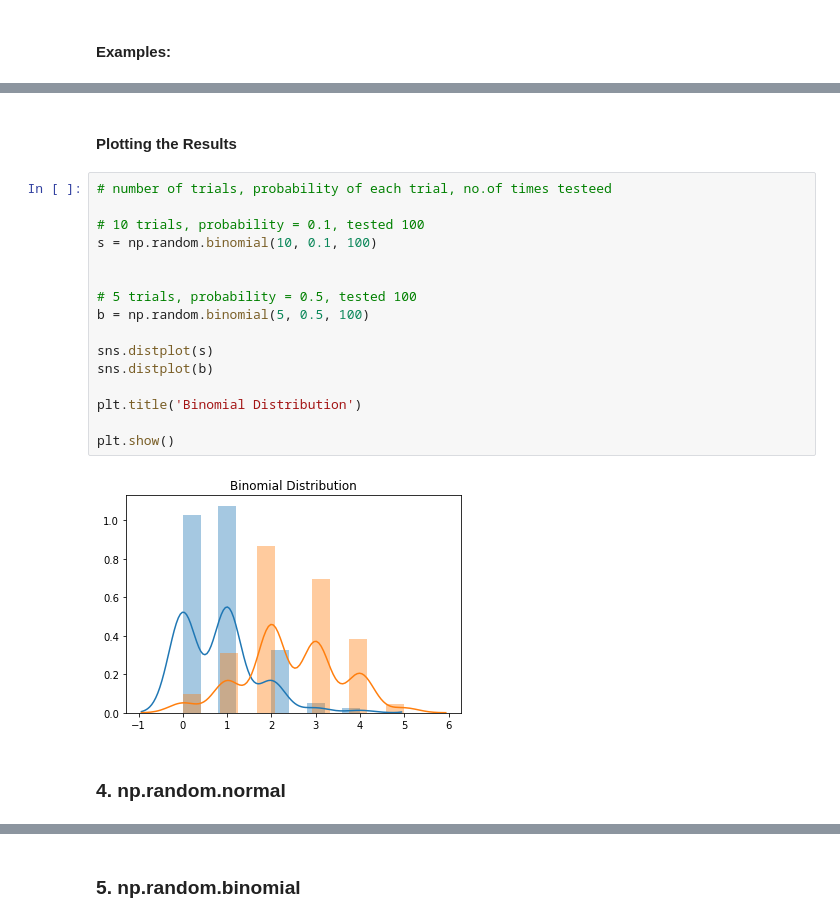
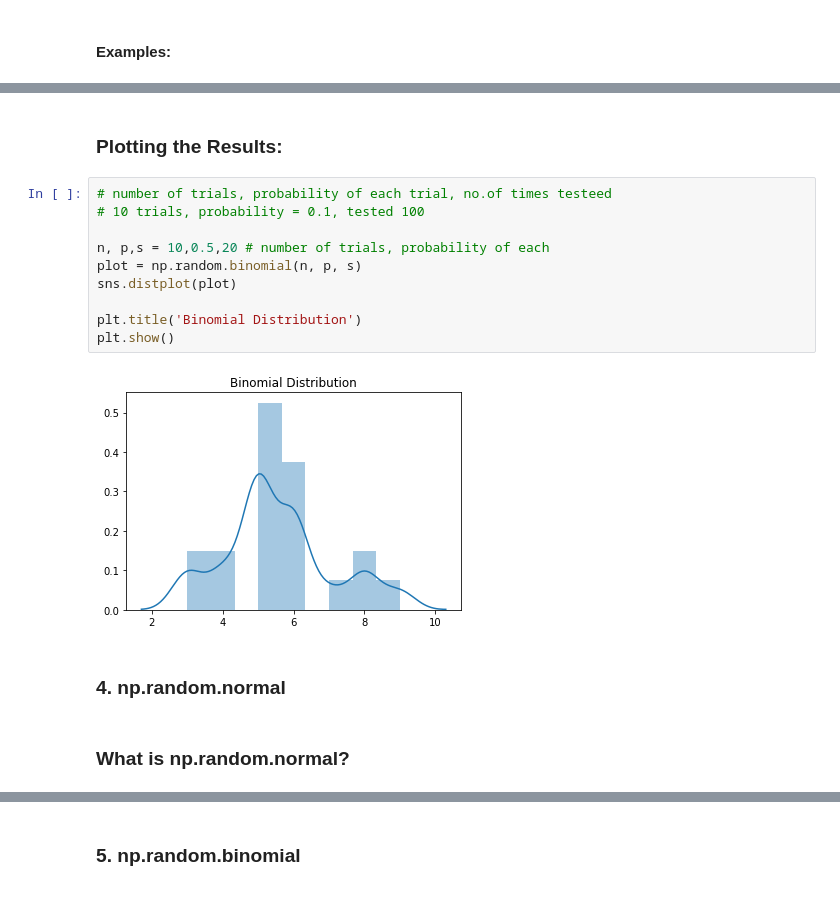
Before and after one commit to Fiona-600/Programming-for-Data-Analytics-2020-Assignment, a Jupyter notebook: Assignment-2020.ipynb, the cells around one changed output, grey strips where cells are left out. Saved outputs shown, nothing was run; the diff lists cells and outputs as text.

```diff
--- a/Assignment-2020.ipynb
+++ b/Assignment-2020.ipynb
@@ -269,22 +266,18 @@ array([6, 5, 3, 5, 0, 4, 5, 4, 9, 5, 6, 5, 5, 4, 4, 6, 4, 8, 3, 3])
 # %% [markdown]
-#### Plotting the Results
+### Plotting the Results:
 # %%
 # number of trials, probability of each trial, no.of times testeed
+# 10 trials, probability = 0.1, tested 100
 
-# 10 trials, probability = 0.1, tested 100
-s = np.random.binomial(10, 0.1, 100)
-
-
-# 5 trials, probability = 0.5, tested 100
-b = np.random.binomial(5, 0.5, 100)
-
-sns.distplot(s)
-sns.distplot(b)
+n, p,s = 10,0.5,20 # number of trials, probability of each
+plot = np.random.binomial(n, p, s)
+sns.distplot(plot)
 
 plt.title('Binomial Distribution')
-
 plt.show()
 # %% [output]
-[figure, old version]
+[figure, new version]
 # %% [markdown]
 ### 4. np.random.normal
+# %% [markdown]
+### What is np.random.normal?
```
Also changed, not shown: parts of 20 cells of this notebook.
